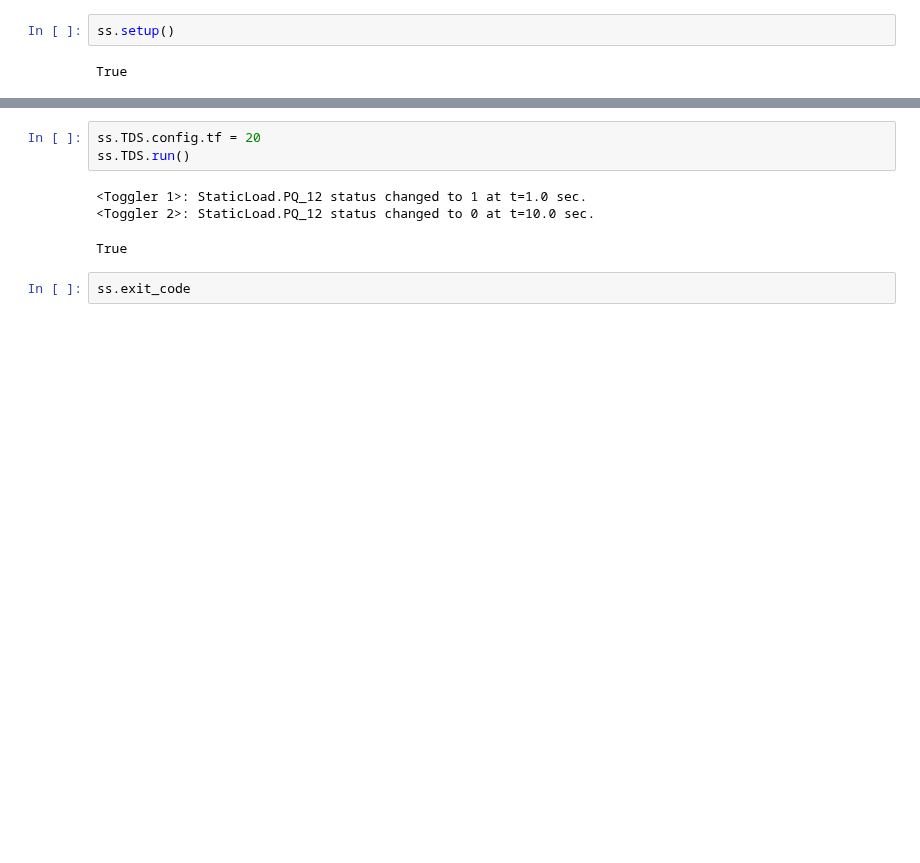
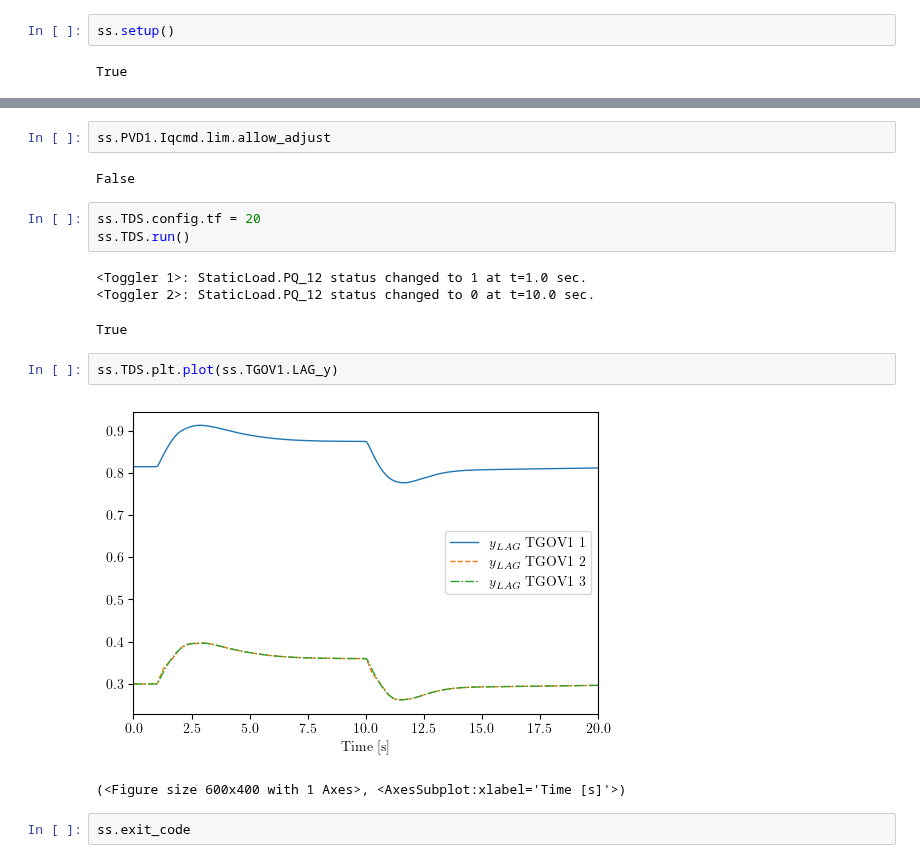
Before and after one commit to CURENT/andes, a Jupyter notebook: examples/demonstration/1.1 demo_DGPRCT1.ipynb, the cells around one changed output, grey strips where cells are left out. Drawn from its saved outputs; the diff is of its cells as text; blank space fills up the shorter version.

```diff
--- a/examples/demonstration/1.1 demo_DGPRCT1.ipynb
+++ b/examples/demonstration/1.1 demo_DGPRCT1.ipynb
@@ -45,3 +41,7 @@ True
+# %%
+ss.PVD1.Iqcmd.lim.allow_adjust
+# %% [output]
+False
 # %%
 ss.TDS.config.tf = 20
 ss.TDS.run()
@@ -49,6 +49,11 @@ ss.TDS.run()
 <Toggler 1>: StaticLoad.PQ_12 status changed to 1 at t=1.0 sec.
 <Toggler 2>: StaticLoad.PQ_12 status changed to 0 at t=10.0 sec.
 True
+# %%
+ss.TDS.plt.plot(ss.TGOV1.LAG_y)
+# %% [output]
+[figure, added]
+(<Figure size 600x400 with 1 Axes>, <AxesSubplot:xlabel='Time [s]'>)
 # %%
 ss.exit_code
 # %% [output]
```
Also changed, not shown: parts of 8 cells of this notebook, 6 other files.
